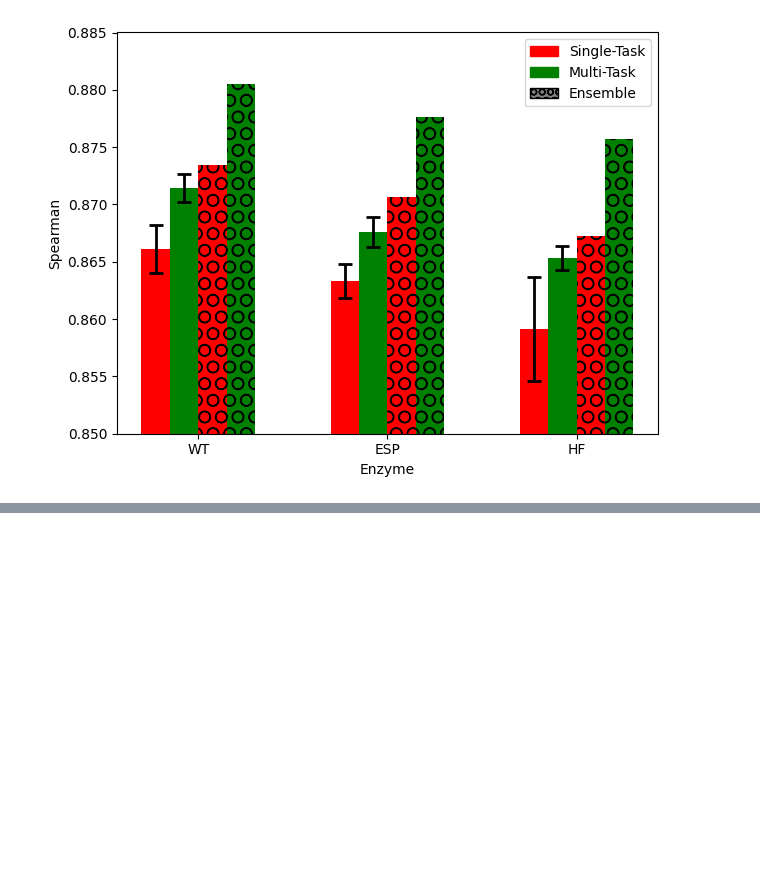
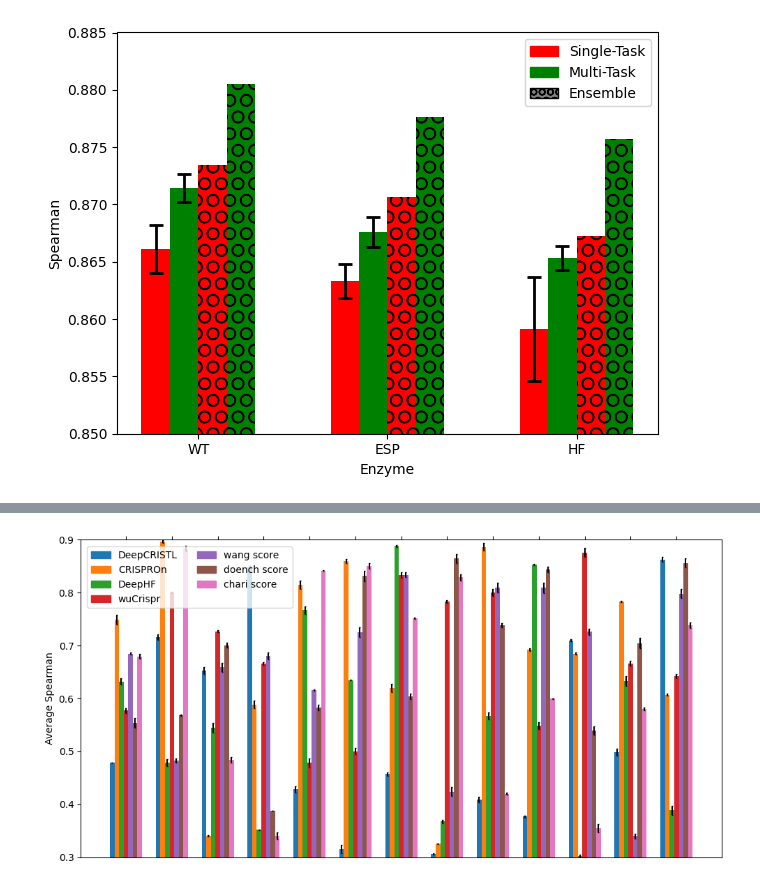
Before and after one commit to OrensteinLab/DeepCRISTL, a Jupyter notebook: new_version/graphs.ipynb, the cells around one changed output, grey strips where cells are left out. Drawn from its saved outputs; the diff is of its cells as text; code cells hidden in the pictures; blank space fills up the shorter version.

```diff
--- a/new_version/graphs.ipynb
+++ b/new_version/graphs.ipynb
@@ -60,0 +174,94 @@ plt.show()
+# %%
+# Example datasets and categories
+categories = ['DeepCRISTL', 'CRISPROn', 'DeepHF', 'wuCrispr', 'wang score', 'doench score', 'chari score']
+
+# Mean Spearman scores for two models (normal and with 'OO' texture)
+data_means = {
+    'DeepCRISTL': np.random.rand(13)*0.6 + 0.3,
+    'CRISPROn': np.random.rand(13)*0.6 + 0.3,
+    'DeepHF': np.random.rand(13)*0.6 + 0.3,
+    'wuCrispr': np.random.rand(13)*0.6 + 0.3,
+    'wang score': np.random.rand(13)*0.6 + 0.3,
+    'doench score': np.random.rand(13)*0.6 + 0.3,
+    'chari score': np.random.rand(13)*0.6 + 0.3,
+}
+
+
+
+# Standard deviations for each category
+data_stds = {
+    'DeepCRISTL':  np.random.rand(13)*0.01,
+    'CRISPROn':  np.random.rand(13)*0.01,
+    'DeepHF':  np.random.rand(13)*0.01,
+    'wuCrispr':  np.random.rand(13)*0.01,
+    'wang score':  np.random.rand(13)*0.01,
+    'doench score':  np.random.rand(13)*0.01,
+    'chari score':  np.random.rand(13)*0.01,
+}
+
+
+
+
+hex_colors = ['#1f77b4', '#ff7f0e', '#2ca02c', '#d62728', '#9467bd', '#8c564b', '#e377c2']
+
+
+
+num_datasets = len(datasets)
+num_categories = len(categories)
+total_width = 10
+single_width = total_width / (num_categories+3)
+bar_width = single_width
+index = np.arange(num_datasets) * total_width
+
+# Plot bars for normal model
+for i, category in enumerate(categories):
+    plt.bar(index + i * bar_width, data_means[category], bar_width,
+            label=f'{category} (Normal)', yerr=data_stds[category], capsize=1, color = hex_colors[i])
+
+# Add labels, title, and legend
+# show x label on top
+#plt.xlabel('Dataset')
+plt.ylabel('Average Spearman')
+#plt.xticks(index-bar_width*2+ total_width / 2, datasets, rotation=90)
+# same but xticks are above the bars
+#plt.xticks(index-bar_width*2 + total_width / 2, None)
+# remove xticks
+plt.xticks([])
+
+
+legend_elements = [
+    mpatches.Patch(color=hex_colors[0], label='DeepCRISTL'),
+    mpatches.Patch(color=hex_colors[1], label='CRISPROn'),
+    mpatches.Patch(color=hex_colors[2], label='DeepHF'),
+    mpatches.Patch(color=hex_colors[3], label='wuCrispr'),
+    mpatches.Patch(color=hex_colors[4], label='wang score'),
+    mpatches.Patch(color=hex_colors[5], label='doench score'),
+    mpatches.Patch(color=hex_colors[6], label='chari score'),
+]
+
+
+
+
+
+plt.legend(handles=legend_elements, loc='lower center', bbox_to_anchor=(0.17, 0.77), ncol=2)
+
+# make figure bigger
+plt.gcf().set_size_inches(10, 5)
+
+# set y axis limits
+plt.ylim(0.3, 0.9)
+
+# show x axis on top
+plt.gca().xaxis.set_ticks_position('top')
+
+plt.xticks(index-bar_width*2 + total_width / 2, [], rotation=90)
+
+
+
+# Adjust layout
+plt.tight_layout()
+
+# Show the plot
+plt.show()
+# %% [output]
+[figure, added]
```
Also changed, not shown: parts of 4 cells of this notebook, 5 other files.
